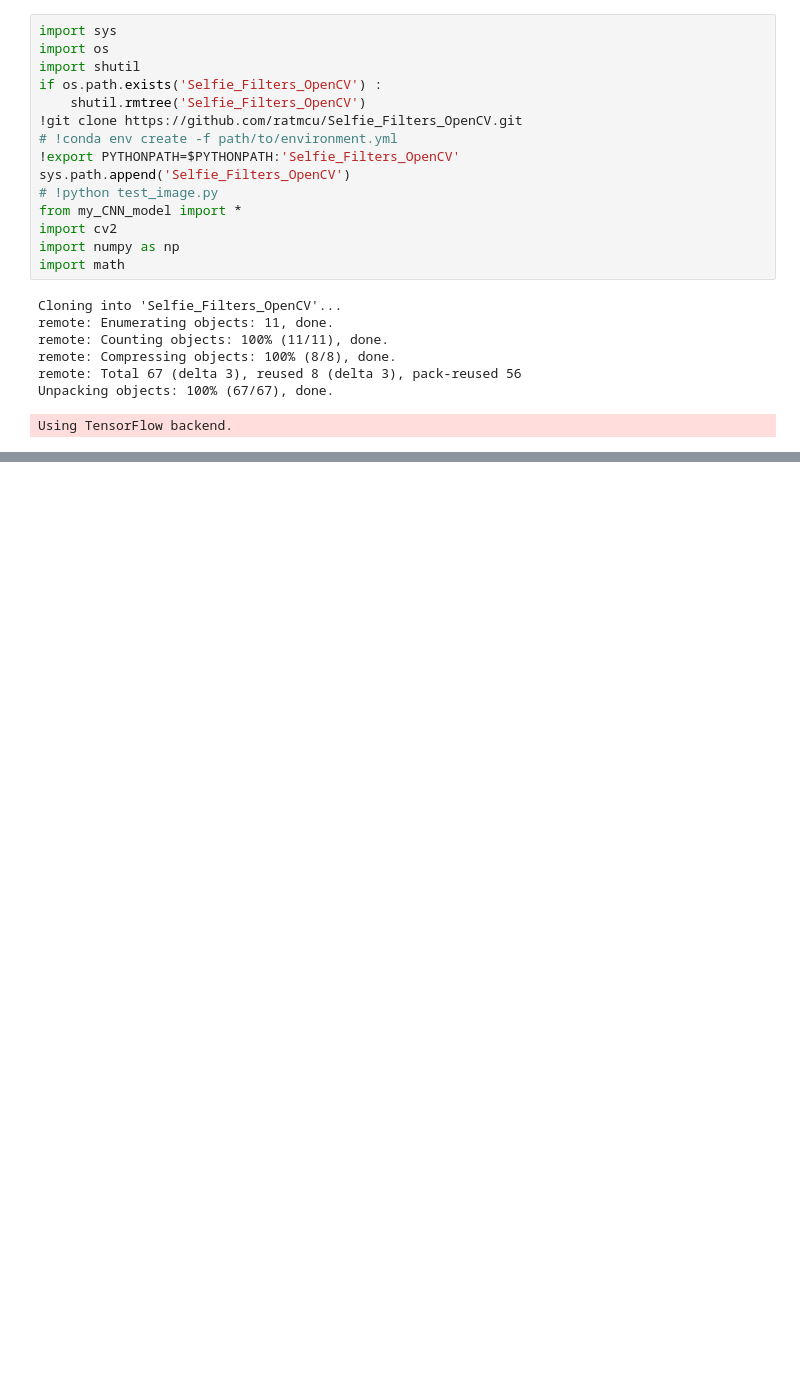
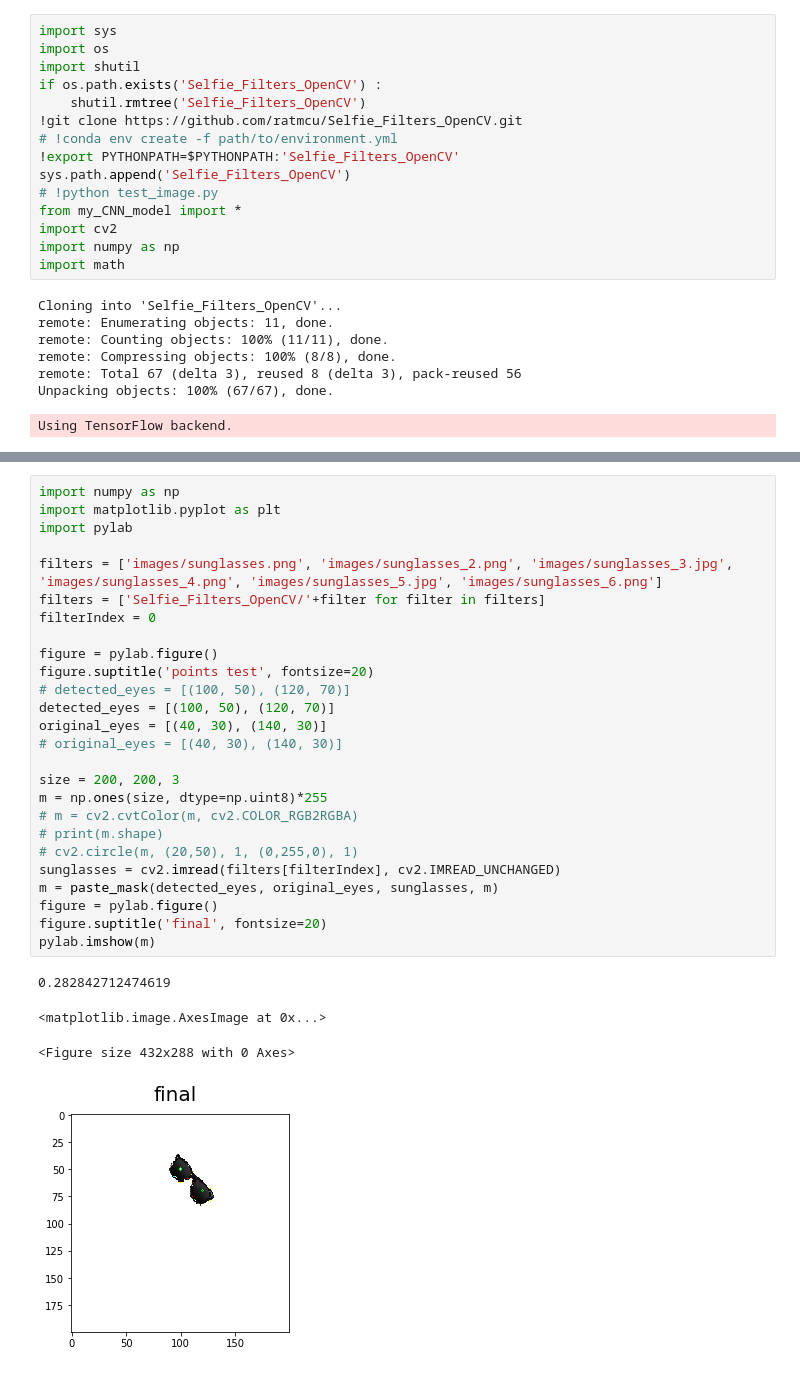
Before and after one commit to ratmcu/bois, a Jupyter notebook: bois.ipynb, the cells around one changed output, grey strips where cells are left out. Saved outputs shown, nothing was run; the diff lists cells and outputs as text; blank space fills up the shorter version.

```diff
--- a/bois.ipynb
+++ b/bois.ipynb
@@ -247,0 +323,31 @@ W0618 01:13:26.002593 140373306787712 deprecation_wrapper.py:119] From /usr/loca
+# %%
+import numpy as np
+import matplotlib.pyplot as plt
+import pylab
+
+filters = ['images/sunglasses.png', 'images/sunglasses_2.png', 'images/sunglasses_3.jpg', 'images/sunglasses_4.png', 'images/sunglasses_5.jpg', 'images/sunglasses_6.png']
+filters = ['Selfie_Filters_OpenCV/'+filter for filter in filters]
+filterIndex = 0
+
+figure = pylab.figure()
+figure.suptitle('points test', fontsize=20)
+# detected_eyes = [(100, 50), (120, 70)]
+detected_eyes = [(100, 50), (120, 70)]
+original_eyes = [(40, 30), (140, 30)]
+# original_eyes = [(40, 30), (140, 30)]
+
+size = 200, 200, 3
+m = np.ones(size, dtype=np.uint8)*255
+# m = cv2.cvtColor(m, cv2.COLOR_RGB2RGBA)
+# print(m.shape)
+# cv2.circle(m, (20,50), 1, (0,255,0), 1)
+sunglasses = cv2.imread(filters[filterIndex], cv2.IMREAD_UNCHANGED)
+m = paste_mask(detected_eyes, original_eyes, sunglasses, m)
+figure = pylab.figure()
+figure.suptitle('final', fontsize=20)
+pylab.imshow(m)
+# %% [output]
+0.282842712474619
+<matplotlib.image.AxesImage at 0x...>
+<Figure size 432x288 with 0 Axes>
+[figure, added]
```
Also changed, not shown: parts of 3 cells of this notebook.
